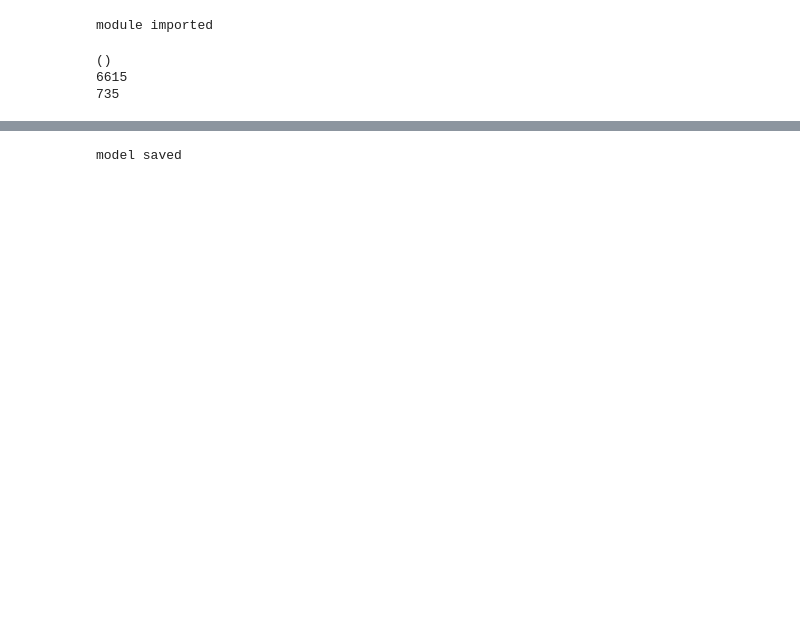
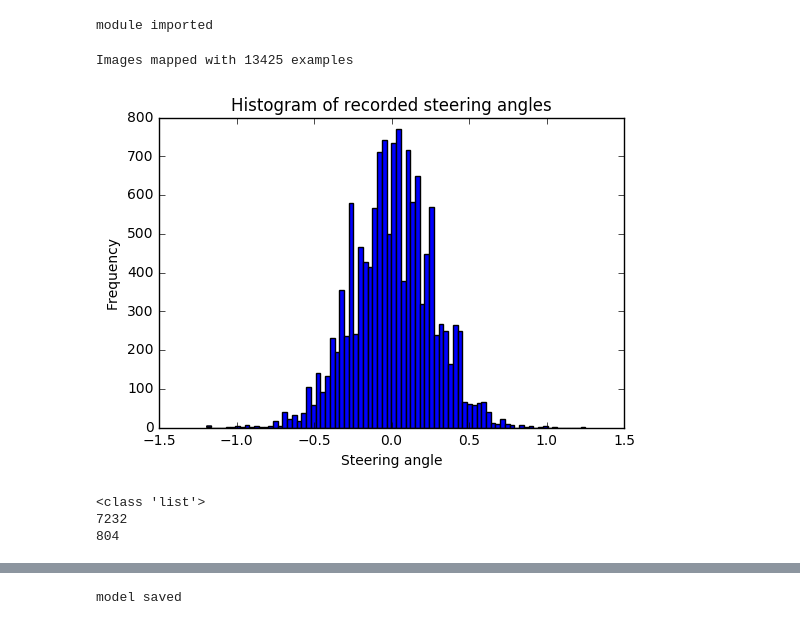
Before and after one commit to khaleelp/SelfDrivingCar, a Jupyter notebook: UdacityAssignments/CarND-Behavioral-Cloning-P3/model.ipynb, the cells around one changed output, grey strips where cells are left out. Drawn from its saved outputs; the diff is of its cells as text; code cells hidden in the pictures; blank space fills up the shorter version.

Commit message:
image augmentation

```diff
--- a/UdacityAssignments/CarND-Behavioral-Cloning-P3/model.ipynb
+++ b/UdacityAssignments/CarND-Behavioral-Cloning-P3/model.ipynb
@@ -31,6 +31,77 @@ module imported
 # %%
 #ch, row, col = 3, 160, 320
 channels, rows, columns = 3, 66, 200  # camera format
+# %%
+#Below code is not useful anymore
+list_images = []
+
+# The following value is added and subtracted from the steering angle for the images of the right and left side of the car
+offset = 0.25
+
+import random
+bias = 0.5
+
+#center_images, labels = [],[]
+with open('data/driving_log.csv', 'r') as csvfile:
+    reader = csv.DictReader(csvfile)
+    next(reader)
+    for row in reader:
+        steering = float(row['steering'].strip())
+        #print(steering)
+
+        steering_thresh = np.random.rand()
+        if (abs(steering) + bias) < steering_thresh:
+            pass # drop this sample
+        else:
+            if (steering == 0):
+                if (np.random.rand() > 0.85): #0.7 # 0.65
+                    # Center image
+                    center_images.append(row['center'].strip())
+                    # Left image
+                    center_images.append(row['left'].strip())
+                    # Right image
+                    center_images.append(row['right'].strip())
+                    labels.append(steering)
+                    labels.append(steering+offset)
+                    labels.append(steering-offset)
+
+                    #TODO: more data augmentation
+                    center_images.append(row['center'].strip())
+                    labels.append(steering+0.05)
+                    center_images.append(row['center'].strip())
+                    labels.append(steering-0.05)
+
+            else:
+                # Center image
+                center_images.append(row['center'].strip())
+                # Left image
+                center_images.append(row['left'].strip())
+                # Right image
+                center_images.append(row['right'].strip())
+                labels.append(steering)
+                labels.append(steering+offset)
+                labels.append(steering-offset)
+
+                #TODO: more data augmentation
+                center_images.append(row['center'].strip())
+                labels.append(steering+0.05)
+                center_images.append(row['center'].strip())
+                labels.append(steering-0.05)
+
+print('Images mapped with {} examples'.format(len(center_images)))
+
+import matplotlib.pyplot as plt
+%matplotlib inline
+
+#histogram = [x[1] for x in list_images]
+
+plt.hist(labels, bins = 80, facecolor='blue');
+plt.xlabel('Steering angle');
+plt.ylabel('Frequency');
+plt.title('Histogram of recorded steering angles');
+# %% [output]
+Images mapped with 13425 examples
+[figure, added]
 # %%
 #Fetch data from pickle file
 with open('data/driving_data.p', mode='rb') as f:
@@ -47,10 +118,11 @@ labels = driving_data['labels']
 # split train & valid data
 X_train, X_validation, y_train, y_validation = train_test_split(center_images, labels, test_size=0.1, random_state=42)
 
-print(X_train[0].shape)
+print(type(center_images))
+#print(X_train[0].shape)
 print(len(X_train))
 print(len(X_validation))
 # %% [output]
-()
-6615
-735
+<class 'list'>
+7232
+804
```
Also changed, not shown: parts of 7 cells of this notebook, 1 other file.
